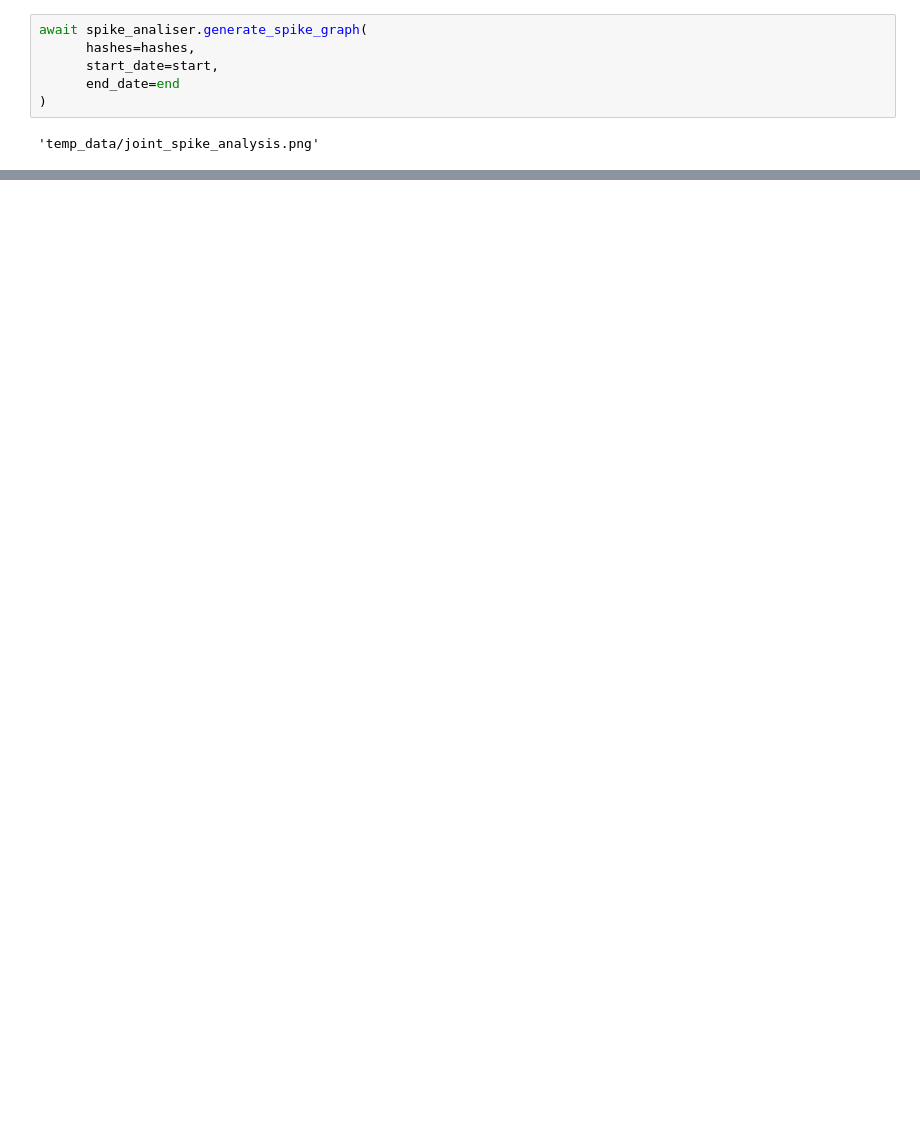
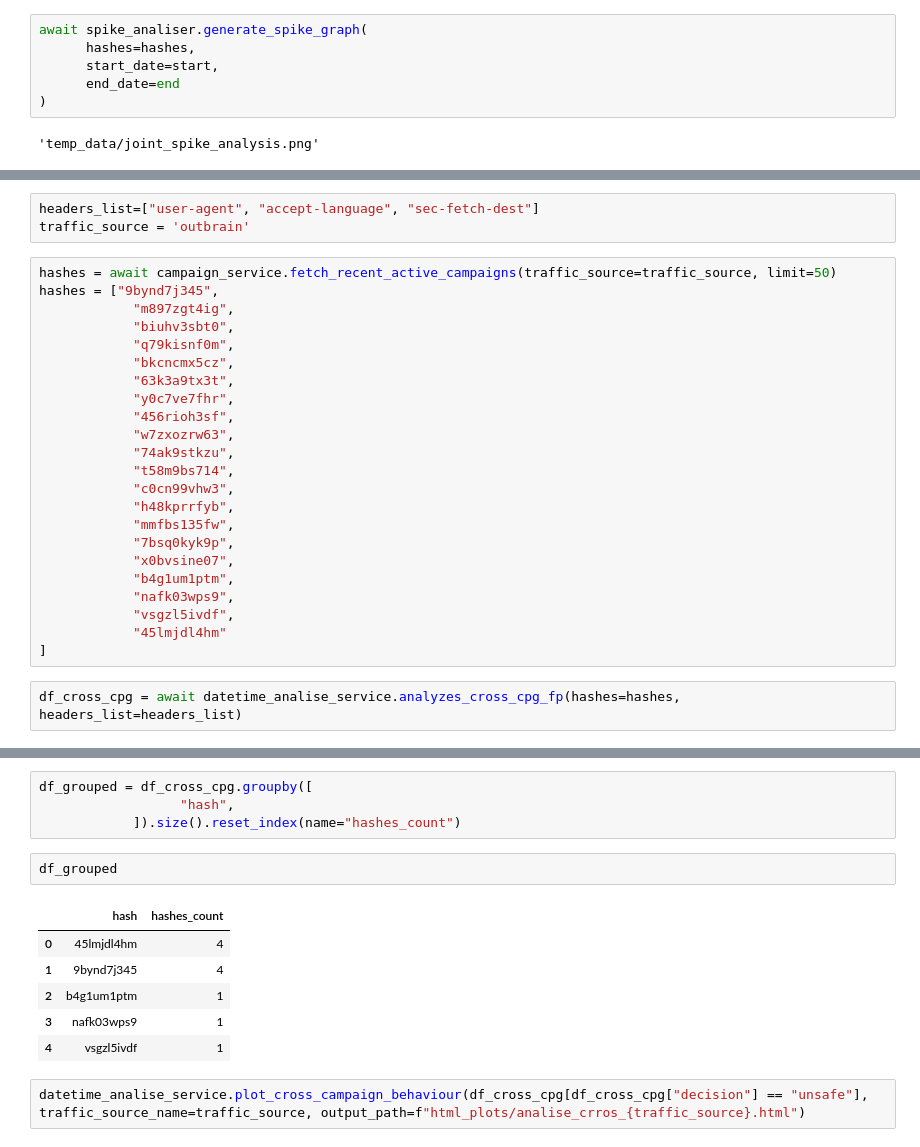
Before and after one commit to camillemotajf/deep_agent_twr, a Jupyter notebook: teste_tools.ipynb, the cells around one changed output, grey strips where cells are left out. Saved outputs shown, nothing was run; the diff lists cells and outputs as text; blank space fills up the shorter version.

```diff
--- a/teste_tools.ipynb
+++ b/teste_tools.ipynb
@@ -757,0 +822,28 @@ Tráfego Unsafe manteve a mesma proporção. Sem anomalias de camuflagem.
+# %%
+headers_list=["user-agent", "accept-language", "sec-fetch-dest"]
+traffic_source = 'outbrain'
+# %%
+hashes = await campaign_service.fetch_recent_active_campaigns(traffic_source=traffic_source, limit=50)
+hashes = ["9bynd7j345",
+            "m897zgt4ig",
+            "biuhv3sbt0",
+            "q79kisnf0m",
+            "bkcncmx5cz",
+            "63k3a9tx3t",
+            "y0c7ve7fhr",
+            "456rioh3sf",
+            "w7zxozrw63",
+            "74ak9stkzu",
+            "t58m9bs714",
+            "c0cn99vhw3",
+            "h48kprrfyb",
+            "mmfbs135fw",
+            "7bsq0kyk9p",
+            "x0bvsine07",
+            "b4g1um1ptm",
+            "nafk03wps9",
+            "vsgzl5ivdf",
+            "45lmjdl4hm"
+]
+# %%
+df_cross_cpg = await datetime_analise_service.analyzes_cross_cpg_fp(hashes=hashes, headers_list=headers_list)
@@ -757,0 +885,15 @@ Tráfego Unsafe manteve a mesma proporção. Sem anomalias de camuflagem.
+# %%
+df_grouped = df_cross_cpg.groupby([
+                  "hash",
+            ]).size().reset_index(name="hashes_count")
+# %%
+df_grouped
+# %% [output]
+|  | hash | hashes_count |
+| 0 | 45lmjdl4hm | 4 |
+| 1 | 9bynd7j345 | 4 |
+| 2 | b4g1um1ptm | 1 |
+| 3 | nafk03wps9 | 1 |
+| 4 | vsgzl5ivdf | 1 |
+# %%
+datetime_analise_service.plot_cross_campaign_behaviour(df_cross_cpg[df_cross_cpg["decision"] == "unsafe"], traffic_source_name=traffic_source, output_path=f"html_plots/analise_crros_{traffic_source}.html")
```
Also changed, not shown: parts of 24 cells of this notebook, 3 other files.
